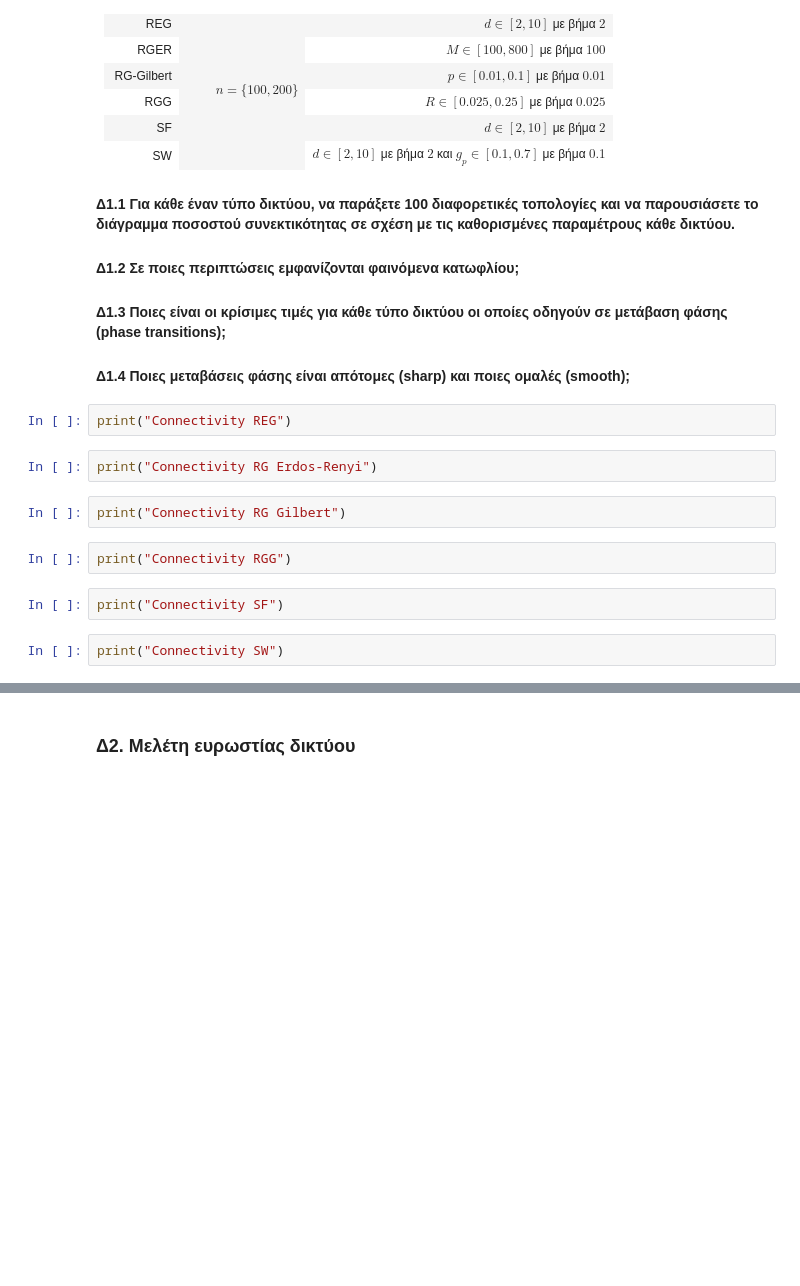
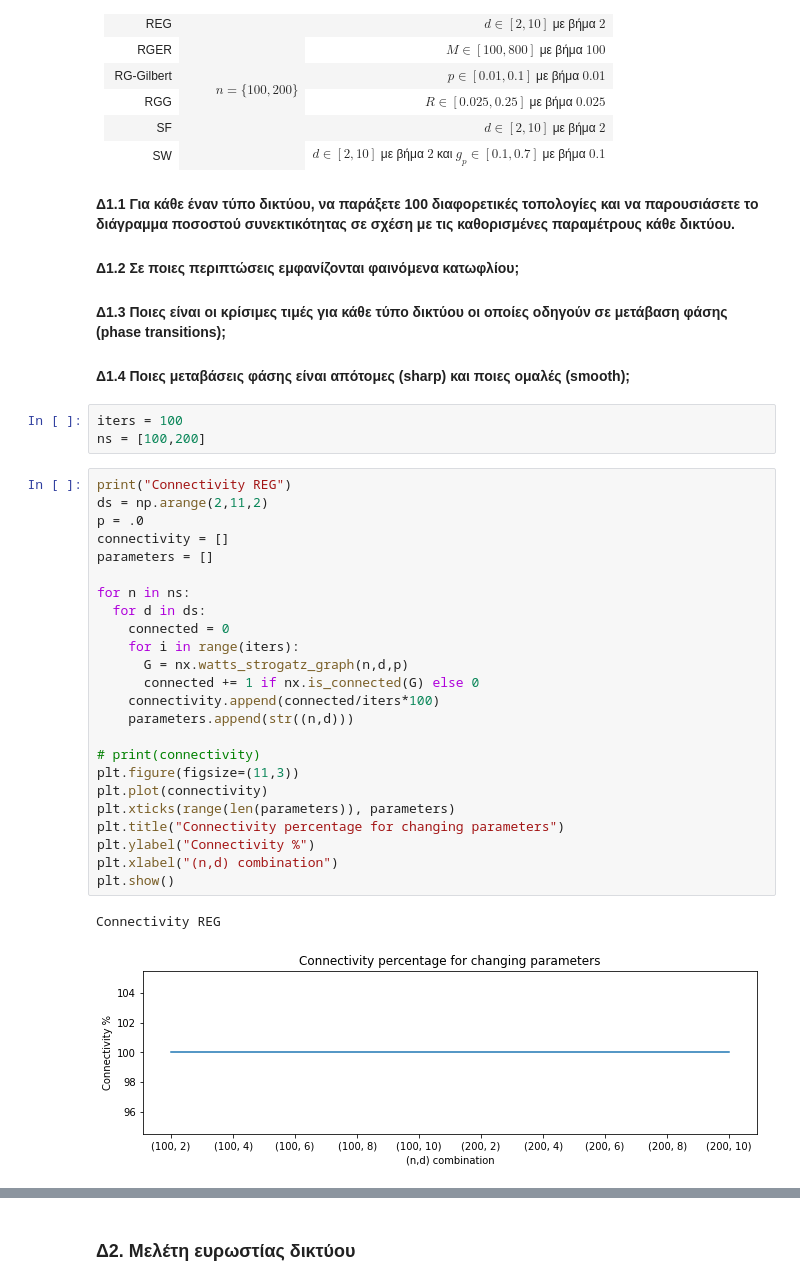
Before and after one commit to michalakos/sna, a Jupyter notebook: lab1_03117069.ipynb, the cells around one changed output, grey strips where cells are left out. Drawn from its saved outputs; the diff is of its cells as text; blank space fills up the shorter version.

```diff
--- a/lab1_03117069.ipynb
+++ b/lab1_03117069.ipynb
@@ -923,15 +953,33 @@ Nodes [32, 24, 2, 23] are in the top 10 central nodes by all metrics
 #### Δ1.2 Σε ποιες περιπτώσεις εμφανίζονται φαινόμενα κατωφλίου;
 #### Δ1.3 Ποιες είναι οι κρίσιμες τιμές για κάθε τύπο δικτύου οι οποίες οδηγούν σε μετάβαση φάσης (phase transitions);
 #### Δ1.4 Ποιες μεταβάσεις φάσης είναι απότομες (sharp) και ποιες ομαλές (smooth);
-# %%
-print("Connectivity REG")
-# %%
-print("Connectivity RG Erdos-Renyi")
-# %%
-print("Connectivity RG Gilbert")
-# %%
-print("Connectivity RGG")
-# %%
-print("Connectivity SF")
-# %%
-print("Connectivity SW")
+# %%
+iters = 100
+ns = [100,200]
+# %%
+print("Connectivity REG")
+ds = np.arange(2,11,2)
+p = .0
+connectivity = []
+parameters = []
+
+for n in ns:
+  for d in ds:
+    connected = 0
+    for i in range(iters):
+      G = nx.watts_strogatz_graph(n,d,p)
+      connected += 1 if nx.is_connected(G) else 0
+    connectivity.append(connected/iters*100)
+    parameters.append(str((n,d)))
+
+# print(connectivity)
+plt.figure(figsize=(11,3))
+plt.plot(connectivity)
+plt.xticks(range(len(parameters)), parameters)
+plt.title("Connectivity percentage for changing parameters")
+plt.ylabel("Connectivity %")
+plt.xlabel("(n,d) combination")
+plt.show()
+# %% [output]
+Connectivity REG
+[figure, added]
```
Also changed, not shown: parts of 26 cells of this notebook.
